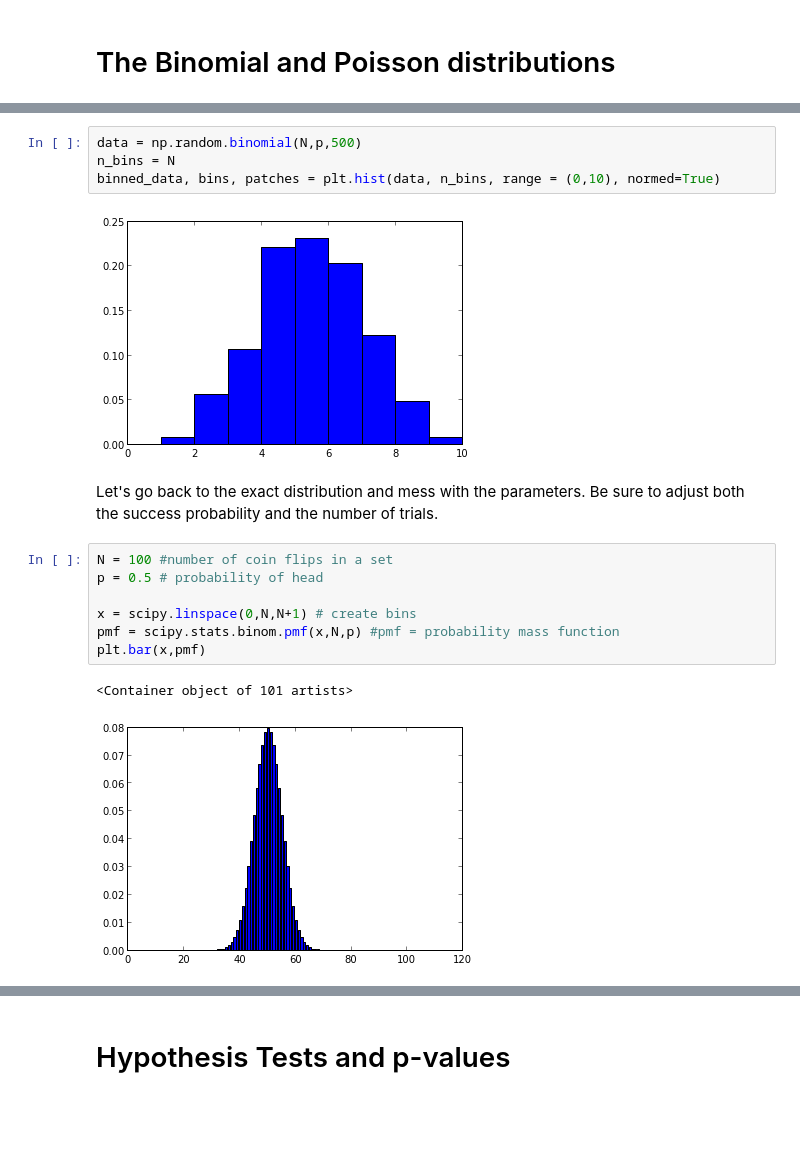
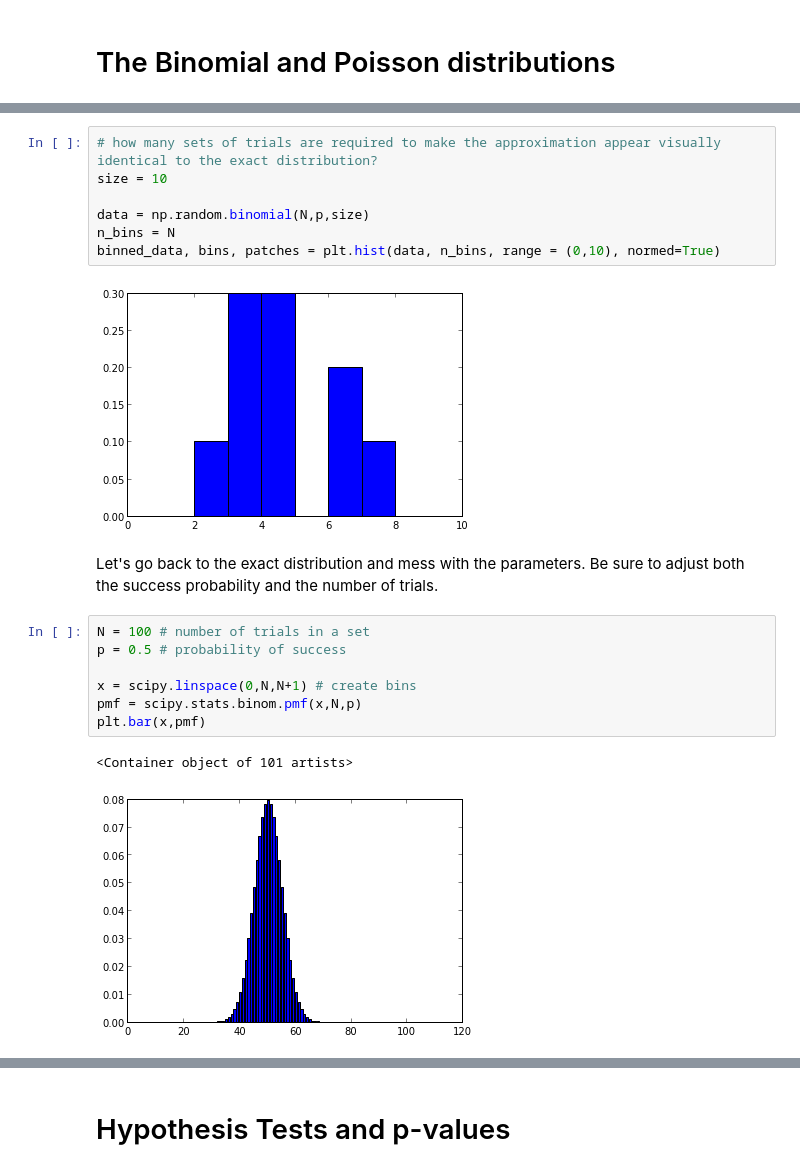
Before and after one commit to DrSkippy/Data-Science-45min-Intros, a Jupyter notebook: classical-stats-and-social-data-101/classical-stats-and-social-data-101.ipynb, the cells around one changed output, grey strips where cells are left out. Saved outputs shown, nothing was run; the diff lists cells and outputs as text; blank space fills up the shorter version.

```diff
--- a/classical-stats-and-social-data-101/classical-stats-and-social-data-101.ipynb
+++ b/classical-stats-and-social-data-101/classical-stats-and-social-data-101.ipynb
@@ -53,17 +62,20 @@ array([7, 3, 3, 4, 3, 8, 6, 6, 6, 6, 4, 3, 4, 5, 6, 4, 6, 2, 4, 1, 6, 7, 2,
 # %%
-data = np.random.binomial(N,p,500)
+# how many sets of trials are required to make the approximation appear visually identical to the exact distribution?
+size = 10
+
+data = np.random.binomial(N,p,size)
 n_bins = N
 binned_data, bins, patches = plt.hist(data, n_bins, range = (0,10), normed=True)
 # %% [output]
-[figure, old version]
+[figure, new version]
 # %% [markdown]
 Let's go back to the exact distribution and mess with the parameters. Be sure to adjust both the success probability and the number of trials.
 # %%
-N = 100 #number of coin flips in a set
-p = 0.5 # probability of head
+N = 100 # number of trials in a set
+p = 0.5 # probability of success
 
 x = scipy.linspace(0,N,N+1) # create bins
-pmf = scipy.stats.binom.pmf(x,N,p) #pmf = probability mass function
+pmf = scipy.stats.binom.pmf(x,N,p)
 plt.bar(x,pmf)
 # %% [output]
 <Container object of 101 artists>
```
Also changed, not shown: parts of 26 cells of this notebook, 4 other files.
